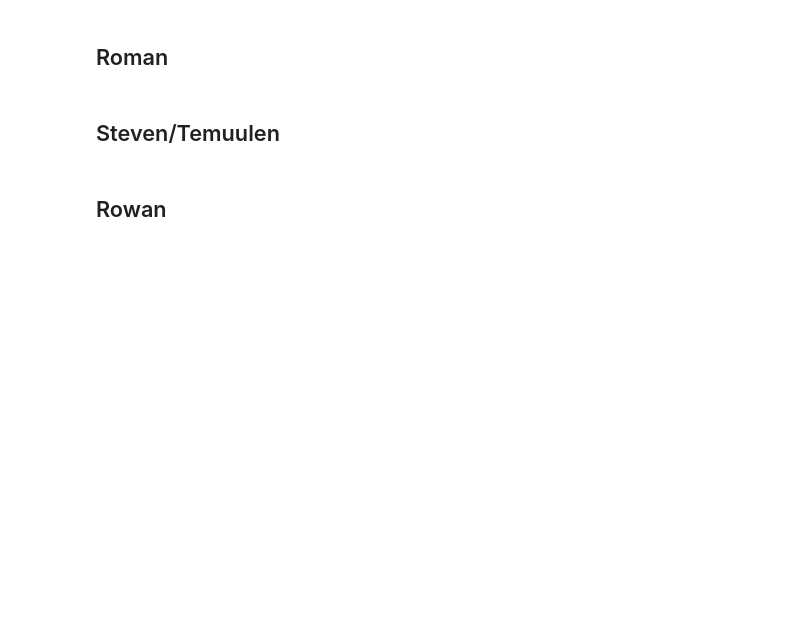
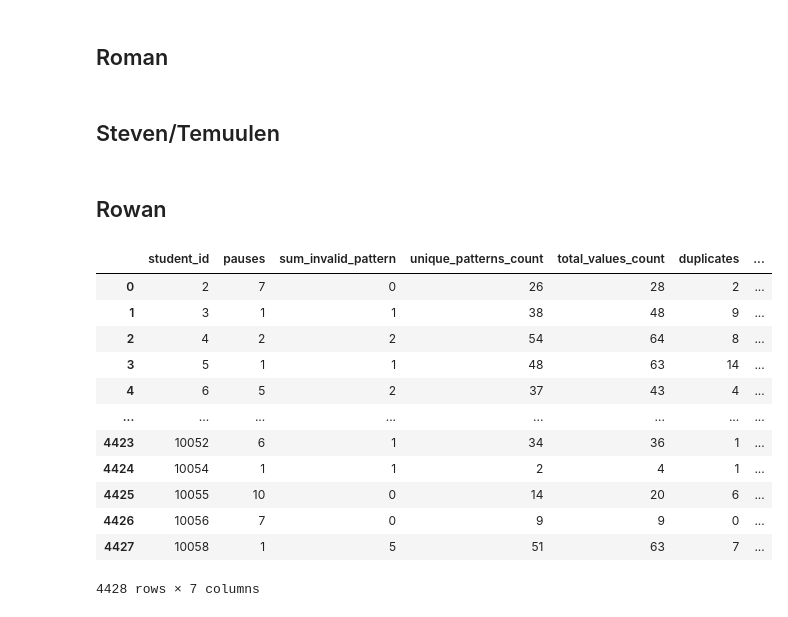
Before and after one commit to RowanBattles/Group4AI, a Jupyter notebook: Workbook.ipynb, the cells around one changed output. Cells and saved outputs as stored; diff of their text form; code cells hidden in the pictures; blank space fills up the shorter version.

```diff
--- a/Workbook.ipynb
+++ b/Workbook.ipynb
@@ -781,3 +767,19 @@ merged_data = pd.DataFrame(merged_data)
 ## Steven/Temuulen
 # %% [markdown]
 ## Rowan
+# %%
+merged_data
+# %% [output]
+|  | student_id | pauses | sum_invalid_pattern | unique_patterns_count | total_values_count | duplicates | ... |
+| 0 | 2 | 7 | 0 | 26 | 28 | 2 | ... |
+| 1 | 3 | 1 | 1 | 38 | 48 | 9 | ... |
+| 2 | 4 | 2 | 2 | 54 | 64 | 8 | ... |
+| 3 | 5 | 1 | 1 | 48 | 63 | 14 | ... |
+| 4 | 6 | 5 | 2 | 37 | 43 | 4 | ... |
+| ... | ... | ... | ... | ... | ... | ... | ... |
+| 4423 | 10052 | 6 | 1 | 34 | 36 | 1 | ... |
+| 4424 | 10054 | 1 | 1 | 2 | 4 | 1 | ... |
+| 4425 | 10055 | 10 | 0 | 14 | 20 | 6 | ... |
+| 4426 | 10056 | 7 | 0 | 9 | 9 | 0 | ... |
+| 4427 | 10058 | 1 | 5 | 51 | 63 | 7 | ... |
+4428 rows × 7 columns
```
Also changed, not shown: parts of 7 cells of this notebook.
